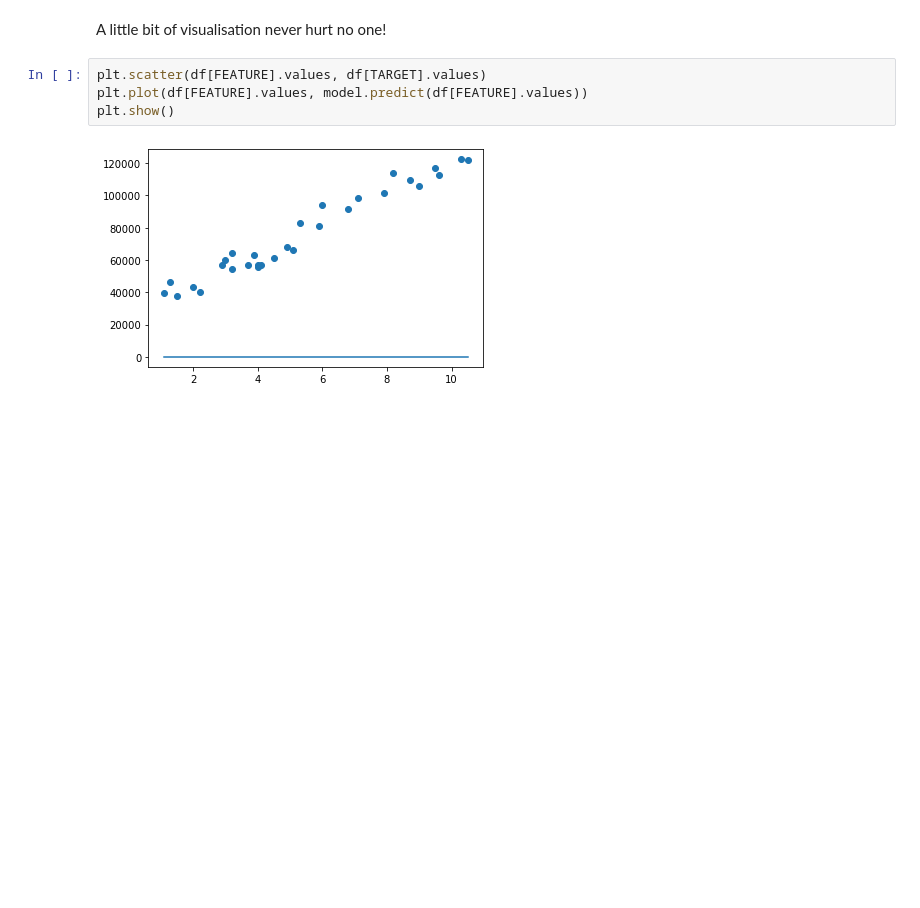
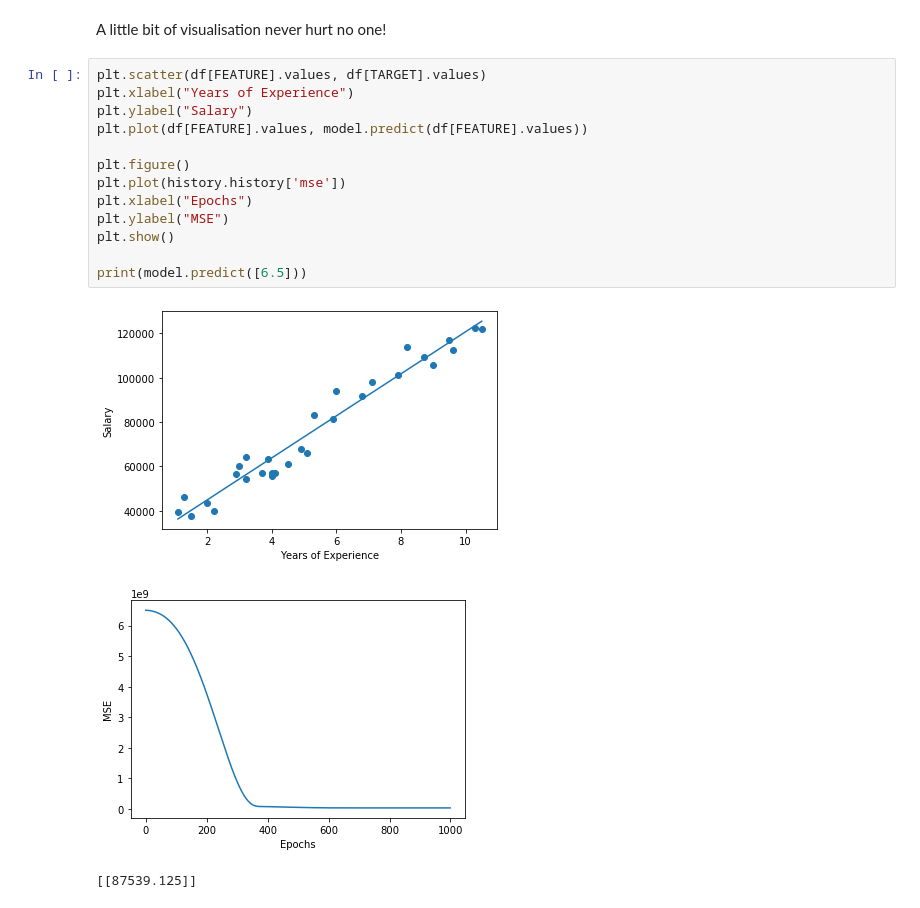
Before and after one commit to rahulc29/gci-tensorflow, a Jupyter notebook: LinearRegression.ipynb, the cells around one changed output. Drawn from its saved outputs; the diff is of its cells as text; blank space fills up the shorter version.

```diff
--- a/LinearRegression.ipynb
+++ b/LinearRegression.ipynb
@@ -36,7 +54,18 @@ Then we fit the model to our data.
 A little bit of visualisation never hurt no one!
 # %%
 plt.scatter(df[FEATURE].values, df[TARGET].values)
+plt.xlabel("Years of Experience")
+plt.ylabel("Salary")
 plt.plot(df[FEATURE].values, model.predict(df[FEATURE].values))
+
+plt.figure()
+plt.plot(history.history['mse'])
+plt.xlabel("Epochs")
+plt.ylabel("MSE")
 plt.show()
+
+print(model.predict([6.5]))
 # %% [output]
-[figure, old version]
+[figure, new version]
+[figure, added]
+[[87539.125]]
```
Also changed, not shown: parts of 1 cell of this notebook.
